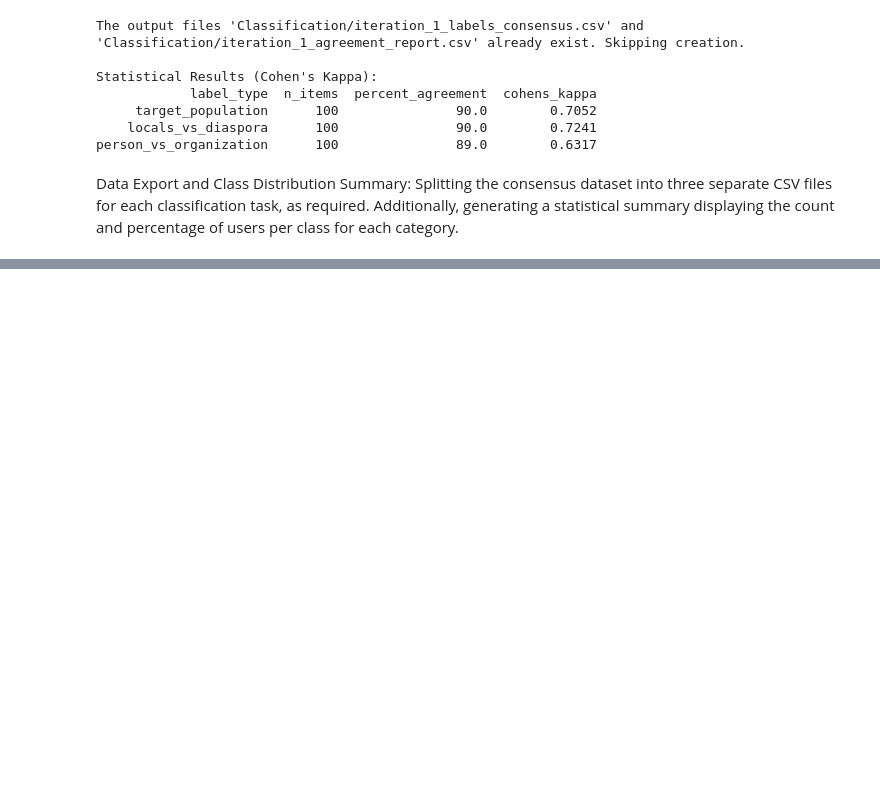
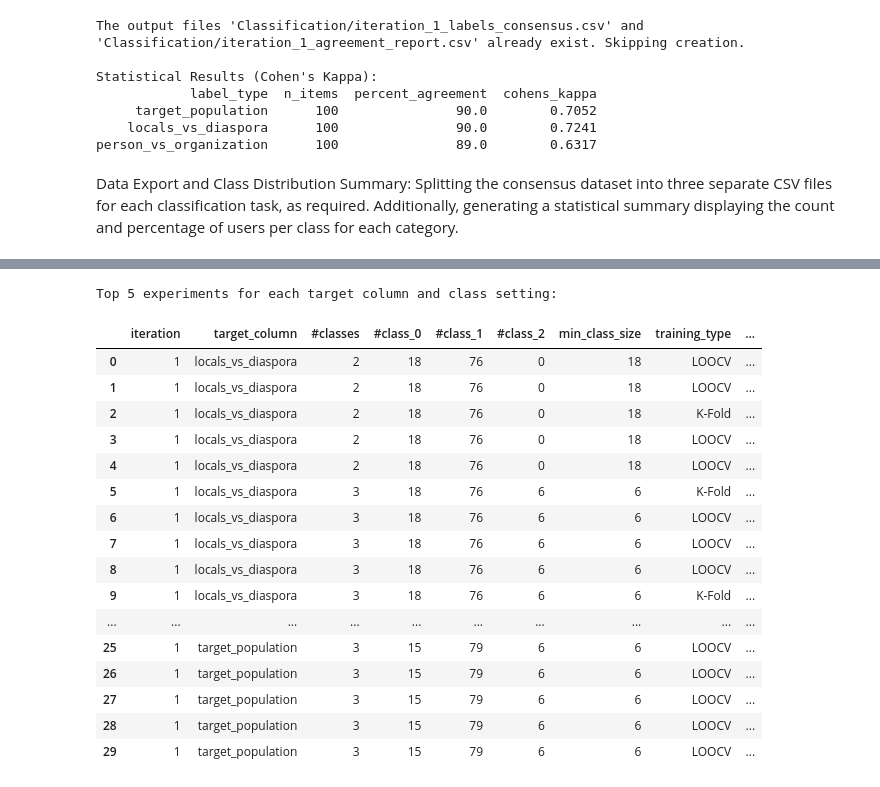
Before and after one commit to Matan2002/IsraelPOIs_ML_Project, a Jupyter notebook: Project.ipynb, the cells around one changed output, grey strips where cells are left out. Saved outputs shown, nothing was run; the diff lists cells and outputs as text; code cells hidden in the pictures; blank space fills up the shorter version.

Commit message:
Complete step 5 classifier experiments

```diff
--- a/Project.ipynb
+++ b/Project.ipynb
@@ -443,0 +1397,17 @@ print(generate_class_summary(df_final, 'person_vs_organization').to_string(index
+# %%
+# Step 5.7 - Select best models according to F1 score
+
+results_path = "Classification/experiments_results_iteration_1.csv"
+
+df_experiments = pd.read_csv(results_path)
+
+best_models = (
+    df_experiments
+    .sort_values(by=["target_column", "#classes", "F1"], ascending=[True, True, False])
+    .groupby(["target_column", "#classes"])
+    .head(1)
+    .reset_index(drop=True)
+)
+
+print("Best model for each target column and class setting based on F1:")
+display(best_models)
@@ -443,0 +1423,32 @@ print(generate_class_summary(df_final, 'person_vs_organization').to_string(index
+# %%
+# Step 5.8 - Show top 5 experiments for each target and class setting
+
+top_5_models = (
+    df_experiments
+    .sort_values(by=["target_column", "#classes", "F1"], ascending=[True, True, False])
+    .groupby(["target_column", "#classes"])
+    .head(5)
+    .reset_index(drop=True)
+)
+
+print("Top 5 experiments for each target column and class setting:")
+display(top_5_models)
+# %% [output]
+Top 5 experiments for each target column and class setting:
+|  | iteration | target_column | #classes | #class_0 | #class_1 | #class_2 | min_class_size | training_type | ... |
+| 0 | 1 | locals_vs_diaspora | 2 | 18 | 76 | 0 | 18 | LOOCV | ... |
+| 1 | 1 | locals_vs_diaspora | 2 | 18 | 76 | 0 | 18 | LOOCV | ... |
+| 2 | 1 | locals_vs_diaspora | 2 | 18 | 76 | 0 | 18 | K-Fold | ... |
+| 3 | 1 | locals_vs_diaspora | 2 | 18 | 76 | 0 | 18 | LOOCV | ... |
+| 4 | 1 | locals_vs_diaspora | 2 | 18 | 76 | 0 | 18 | LOOCV | ... |
+| 5 | 1 | locals_vs_diaspora | 3 | 18 | 76 | 6 | 6 | K-Fold | ... |
+| 6 | 1 | locals_vs_diaspora | 3 | 18 | 76 | 6 | 6 | LOOCV | ... |
+| 7 | 1 | locals_vs_diaspora | 3 | 18 | 76 | 6 | 6 | LOOCV | ... |
+| 8 | 1 | locals_vs_diaspora | 3 | 18 | 76 | 6 | 6 | LOOCV | ... |
+| 9 | 1 | locals_vs_diaspora | 3 | 18 | 76 | 6 | 6 | K-Fold | ... |
+| ... | ... | ... | ... | ... | ... | ... | ... | ... | ... |
+| 25 | 1 | target_population | 3 | 15 | 79 | 6 | 6 | LOOCV | ... |
+| 26 | 1 | target_population | 3 | 15 | 79 | 6 | 6 | LOOCV | ... |
+| 27 | 1 | target_population | 3 | 15 | 79 | 6 | 6 | LOOCV | ... |
+| 28 | 1 | target_population | 3 | 15 | 79 | 6 | 6 | LOOCV | ... |
+| 29 | 1 | target_population | 3 | 15 | 79 | 6 | 6 | LOOCV | ... |
```
Also changed, not shown: parts of 24 cells of this notebook, 2 other files.
